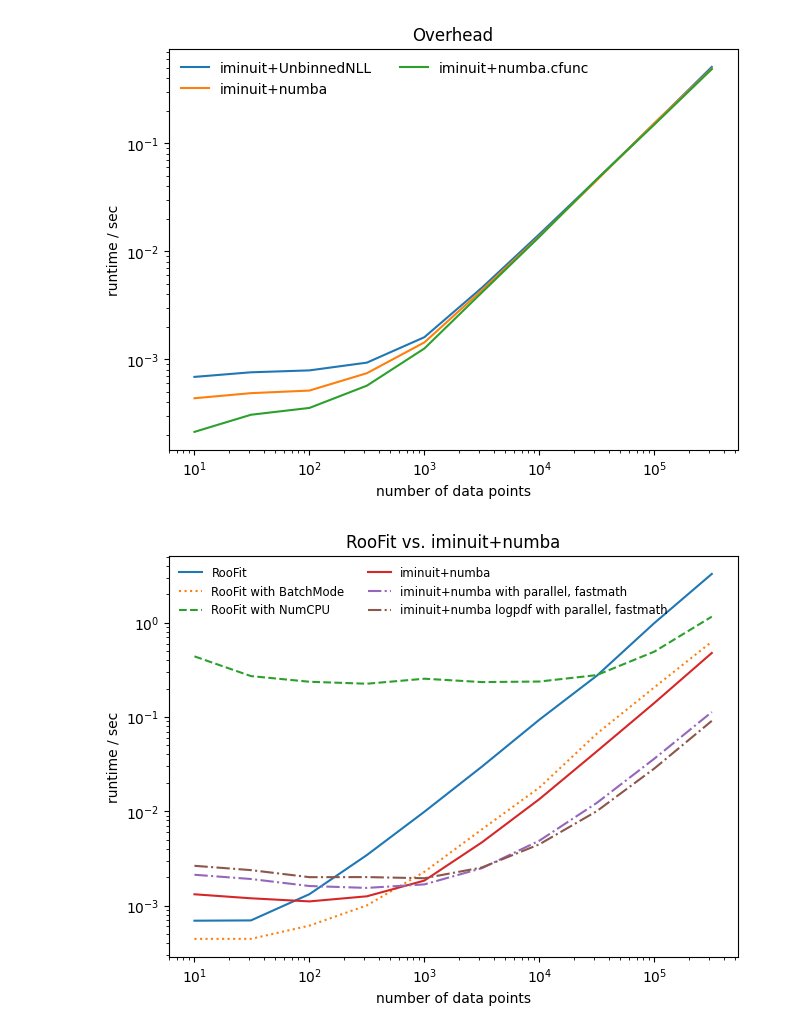
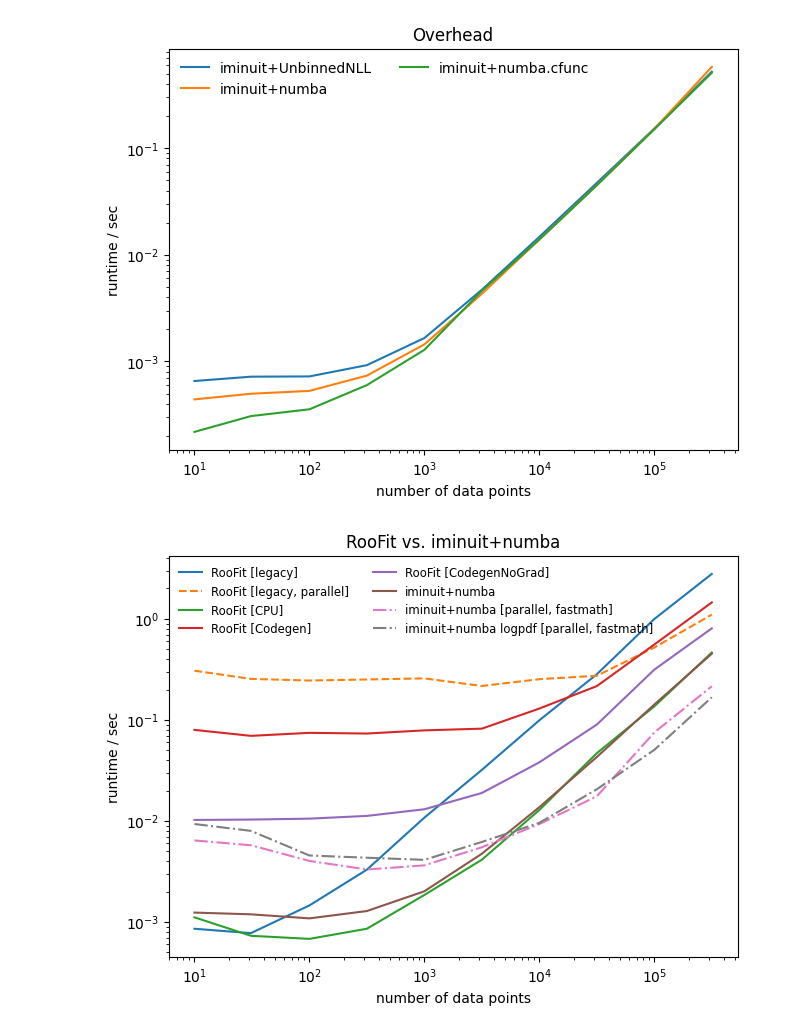
Before and after one commit to scikit-hep/iminuit, a Jupyter notebook: bench/plot.ipynb, the cells around one changed output. Drawn from its saved outputs; the diff is of its cells as text; code cells hidden in the pictures.

```diff
--- a/bench/plot.ipynb
+++ b/bench/plot.ipynb
@@ -7,7 +7,7 @@ import sys
 from pathlib import Path
 
 paths = []
-for p in (Path("..") / ".benchmarks").rglob("*.json"):
+for p in Path(".benchmarks").rglob("*.json"):
     paths.append((p.stat().st_mtime, p))
 paths.sort()
 fn = paths[-1][1]
@@ -31,7 +31,15 @@ for b in data["benchmarks"]:
     n = int(n)
     name = b["name"]
     name = name[name.find("_") + 1 : name.find("[")]
-    extra = [k for (k, v) in params.items() if k not in ("n", "lib", "model") and v]
+    extra = []
+    for k, v in params.items():
+        if k in ("n", "lib", "model"):
+            continue
+        if isinstance(v, (bool, int)):
+            if v:
+                extra.append(k)
+        else:
+            extra.append(v)
     if extra:
         name += "_" + "_".join(extra)
     for key in ("lib", "model"):
@@ -56,12 +64,16 @@ names = {
         "minuit_cfunc": "iminuit+numba.cfunc",
     },
     "RooFit vs. iminuit+numba": {
-        "RooFit": "RooFit",
-        "RooFit_BatchMode": "RooFit with BatchMode",
-        "RooFit_NumCPU": "RooFit with NumCPU",
+        "RooFit_legacy": "RooFit [legacy]",
+        "RooFit_legacy_NumCPU": "RooFit [legacy, parallel]",
+        "RooFit_cpu": "RooFit [CPU]",
+        # "RooFit_cpu_NumCPU": "RooFit [CPU, parallel]",
+        "RooFit_codegen": "RooFit [Codegen]",
+        "RooFit_codegen_no_grad": "RooFit [CodegenNoGrad]",
+        # "RooFit_codegen_NumCPU": "RooFit [Codegen, parallel]",
         "minuit": "iminuit+numba",
-        "minuit_parallel_fastmath": "iminuit+numba with parallel, fastmath",
-        "minuit_parallel_fastmath_log": "iminuit+numba logpdf with parallel, fastmath",
+        "minuit_parallel_fastmath": "iminuit+numba [parallel, fastmath]",
+        "minuit_parallel_fastmath_log": "iminuit+numba logpdf [parallel, fastmath]",
     },
 }
 
@@ -119,2 +131,2 @@ RooFit_NumCPU_BatchMode
-[figure, old version]
+[figure, new version]
-[figure, old version]
+[figure, new version]
```
Also changed, not shown: parts of 1 cell of this notebook, 1 other file.
